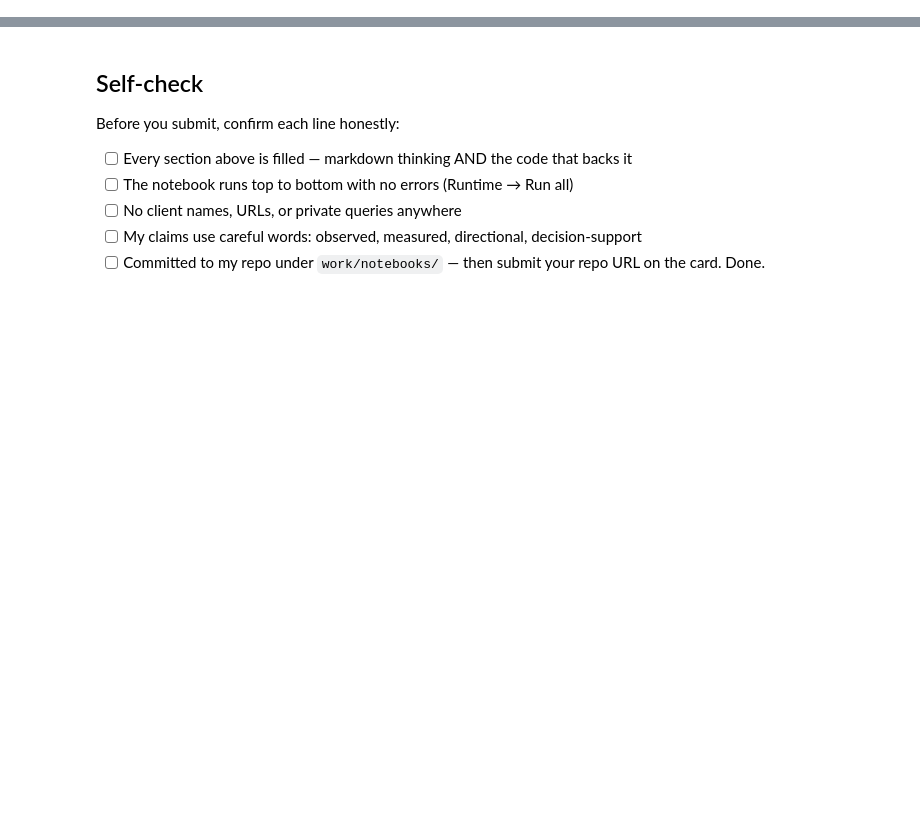
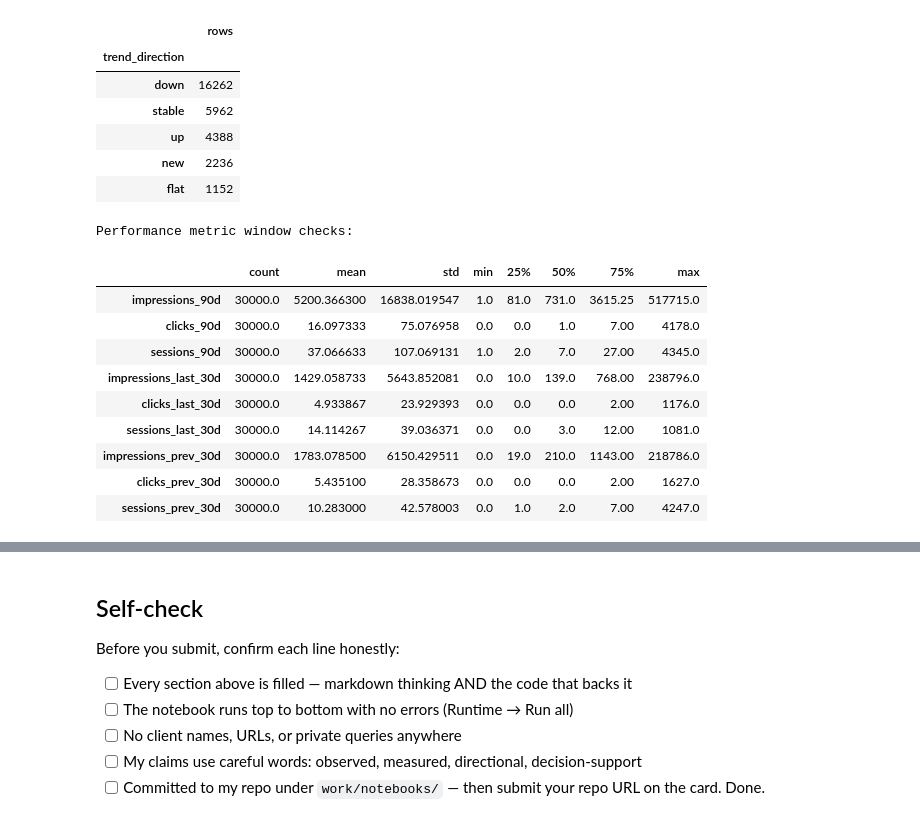
Before and after one commit to yashikasgh/flyrank-ml-internship, a Jupyter notebook: work/notebooks/w06_validation_audit.ipynb, the cells around one changed output, grey strips where cells are left out. Drawn from its saved outputs; the diff is of its cells as text; code cells hidden in the pictures; blank space fills up the shorter version.

Commit message:
Week 6- Validation and Research Claim Audit

```diff
--- a/work/notebooks/w06_validation_audit.ipynb
+++ b/work/notebooks/w06_validation_audit.ipynb
@@ -36,0 +210,55 @@ This skeleton is yours to fill. Work the sections **in order** — each one has
+# %%
+# Audit the exact features used in Week 5
+
+target_related = [
+    "trend_direction",
+    "trend_pct",
+    "impressions_last_30d",
+    "clicks_last_30d",
+    "sessions_last_30d",
+    "impressions_prev_30d",
+    "clicks_prev_30d",
+    "sessions_prev_30d",
+]
+
+identifiers_and_scores = [
+    "content_id",
+    "client_id",
+    "baseline_score",
+]
+
+print("Target-related columns included as model features:")
+print([c for c in feature_cols if c in target_related])
+
+print("\nIdentifiers or baseline scores included as model features:")
+print([c for c in feature_cols if c in identifiers_and_scores])
+
+print("\nFeatures used by Logistic Regression:")
+print(feature_cols)
+
+print("\nTarget construction:")
+print("is_down = (trend_direction == 'down')")
+
+print("\nTrend label distribution:")
+display(
+    df["trend_direction"]
+      .value_counts(dropna=False)
+      .rename_axis("trend_direction")
+      .to_frame("rows")
+)
+
+print("\nPerformance metric window checks:")
+window_cols = [
+    "impressions_90d",
+    "clicks_90d",
+    "sessions_90d",
+    "impressions_last_30d",
+    "clicks_last_30d",
+    "sessions_last_30d",
+    "impressions_prev_30d",
+    "clicks_prev_30d",
+    "sessions_prev_30d",
+]
+
+display(df[window_cols].describe().T)
+# %% [output]
@@ -36,0 +278,18 @@ This skeleton is yours to fill. Work the sections **in order** — each one has
+|  | rows |
+| trend_direction |  |
+| down | 16262 |
+| stable | 5962 |
+| up | 4388 |
+| new | 2236 |
+| flat | 1152 |
+Performance metric window checks:
+|  | count | mean | std | min | 25% | 50% | 75% | max |
+| impressions_90d | 30000.0 | 5200.366300 | 16838.019547 | 1.0 | 81.0 | 731.0 | 3615.25 | 517715.0 |
+| clicks_90d | 30000.0 | 16.097333 | 75.076958 | 0.0 | 0.0 | 1.0 | 7.00 | 4178.0 |
+| sessions_90d | 30000.0 | 37.066633 | 107.069131 | 1.0 | 2.0 | 7.0 | 27.00 | 4345.0 |
+| impressions_last_30d | 30000.0 | 1429.058733 | 5643.852081 | 0.0 | 10.0 | 139.0 | 768.00 | 238796.0 |
+| clicks_last_30d | 30000.0 | 4.933867 | 23.929393 | 0.0 | 0.0 | 0.0 | 2.00 | 1176.0 |
+| sessions_last_30d | 30000.0 | 14.114267 | 39.036371 | 0.0 | 0.0 | 3.0 | 12.00 | 1081.0 |
+| impressions_prev_30d | 30000.0 | 1783.078500 | 6150.429511 | 0.0 | 19.0 | 210.0 | 1143.00 | 218786.0 |
+| clicks_prev_30d | 30000.0 | 5.435100 | 28.358673 | 0.0 | 0.0 | 0.0 | 2.00 | 1627.0 |
+| sessions_prev_30d | 30000.0 | 10.283000 | 42.578003 | 0.0 | 1.0 | 2.0 | 7.00 | 4247.0 |
```
Also changed, not shown: parts of 17 cells of this notebook.
